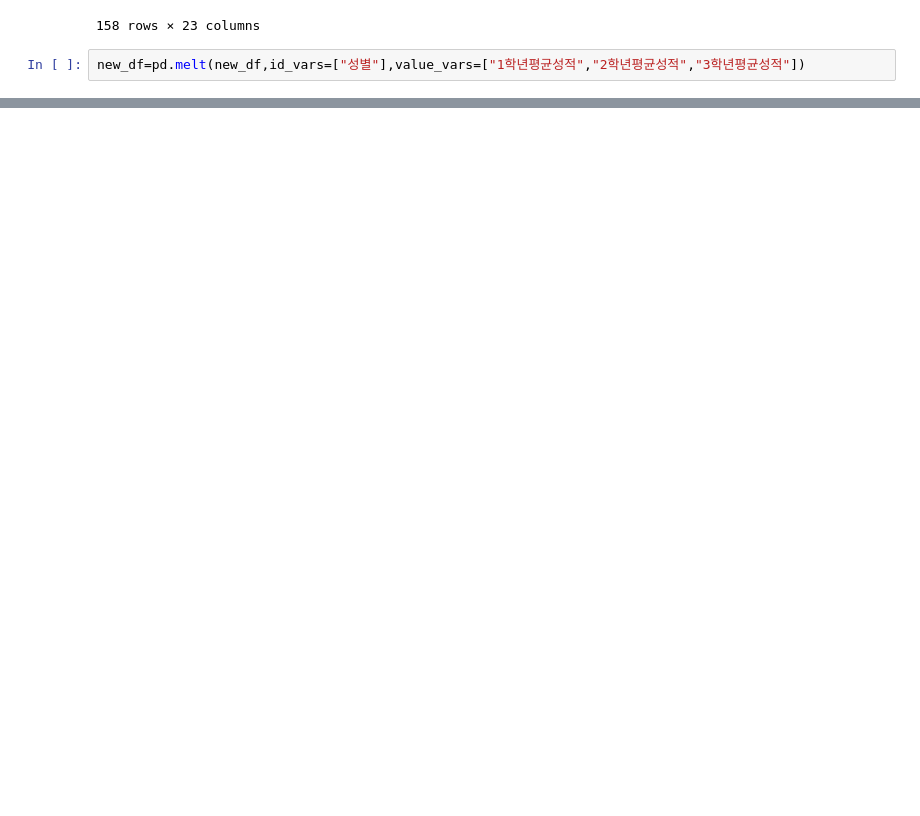
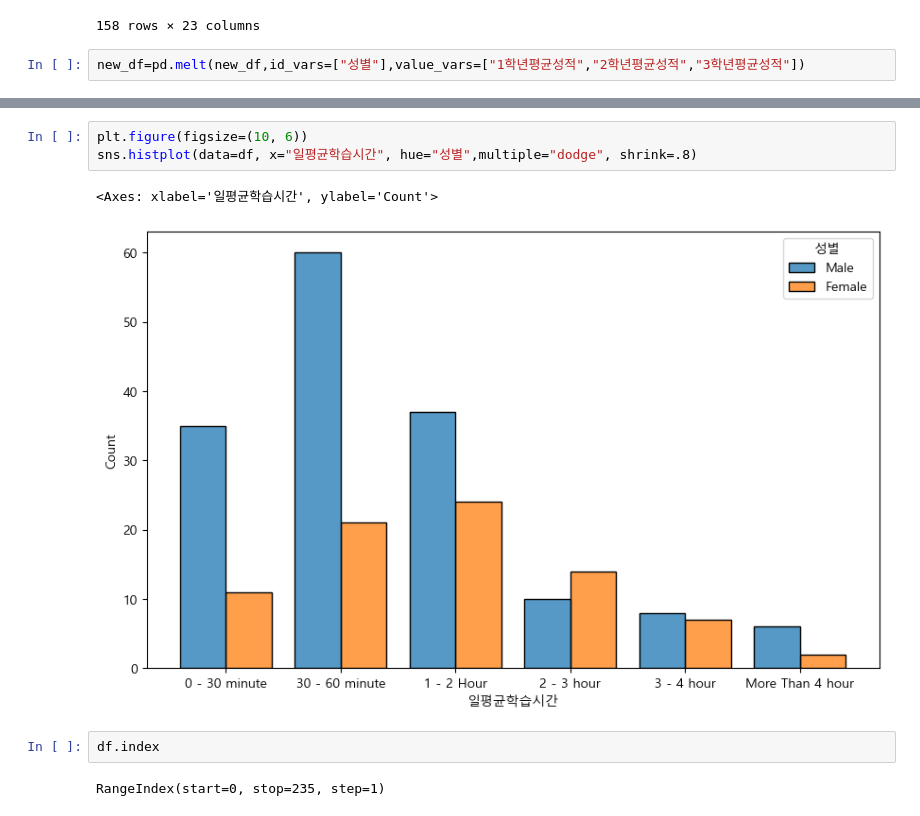
Before and after one commit to choi55j/contest, a Jupyter notebook: 경진 대회/진도.ipynb, the cells around one changed output, grey strips where cells are left out. Saved outputs shown, nothing was run; the diff lists cells and outputs as text; blank space fills up the shorter version.

```diff
--- a/경진 대회/진도.ipynb
+++ b/경진 대회/진도.ipynb
@@ -266,0 +285,10 @@ new_df
+# %%
+plt.figure(figsize=(10, 6))
+sns.histplot(data=df, x="일평균학습시간", hue="성별",multiple="dodge", shrink=.8)
+# %% [output]
+<Axes: xlabel='일평균학습시간', ylabel='Count'>
+[figure, added]
+# %%
+df.index
+# %% [output]
+RangeIndex(start=0, stop=235, step=1)
```
Also changed, not shown: parts of 11 cells of this notebook, 1 other file.
